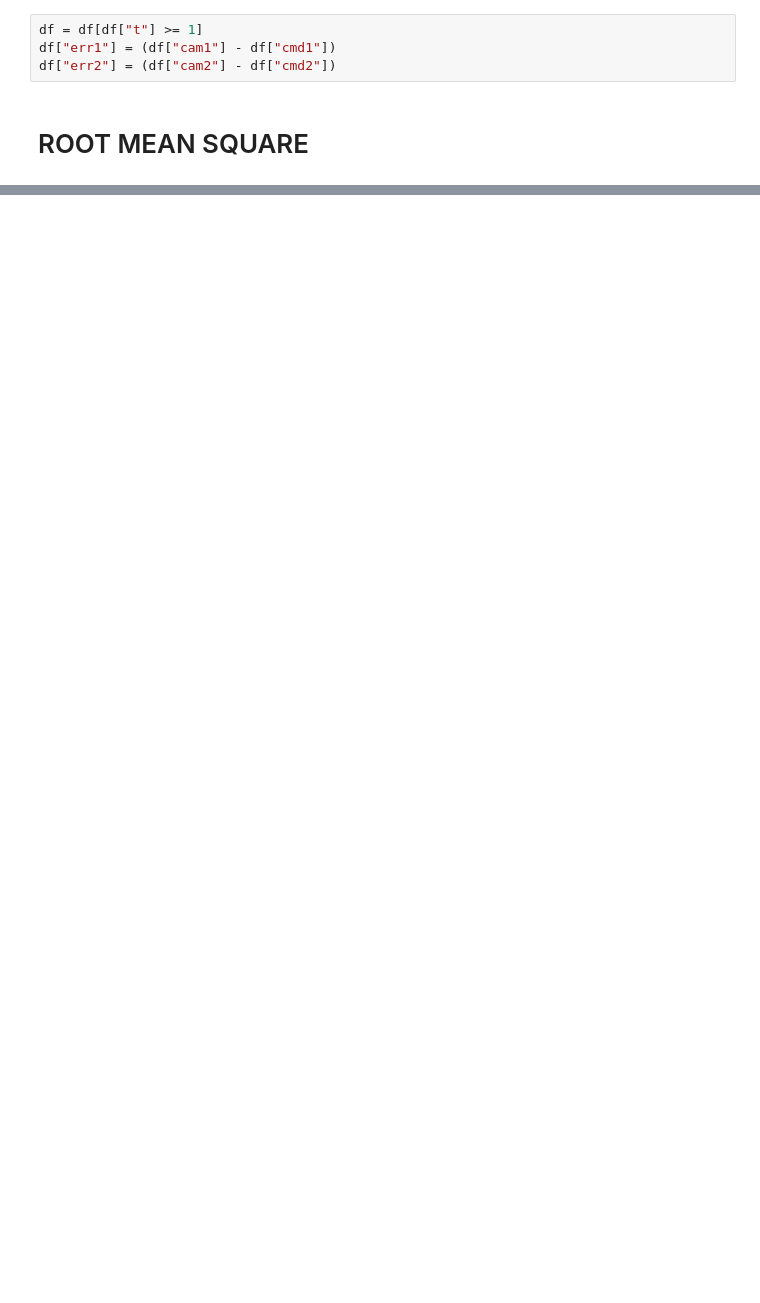
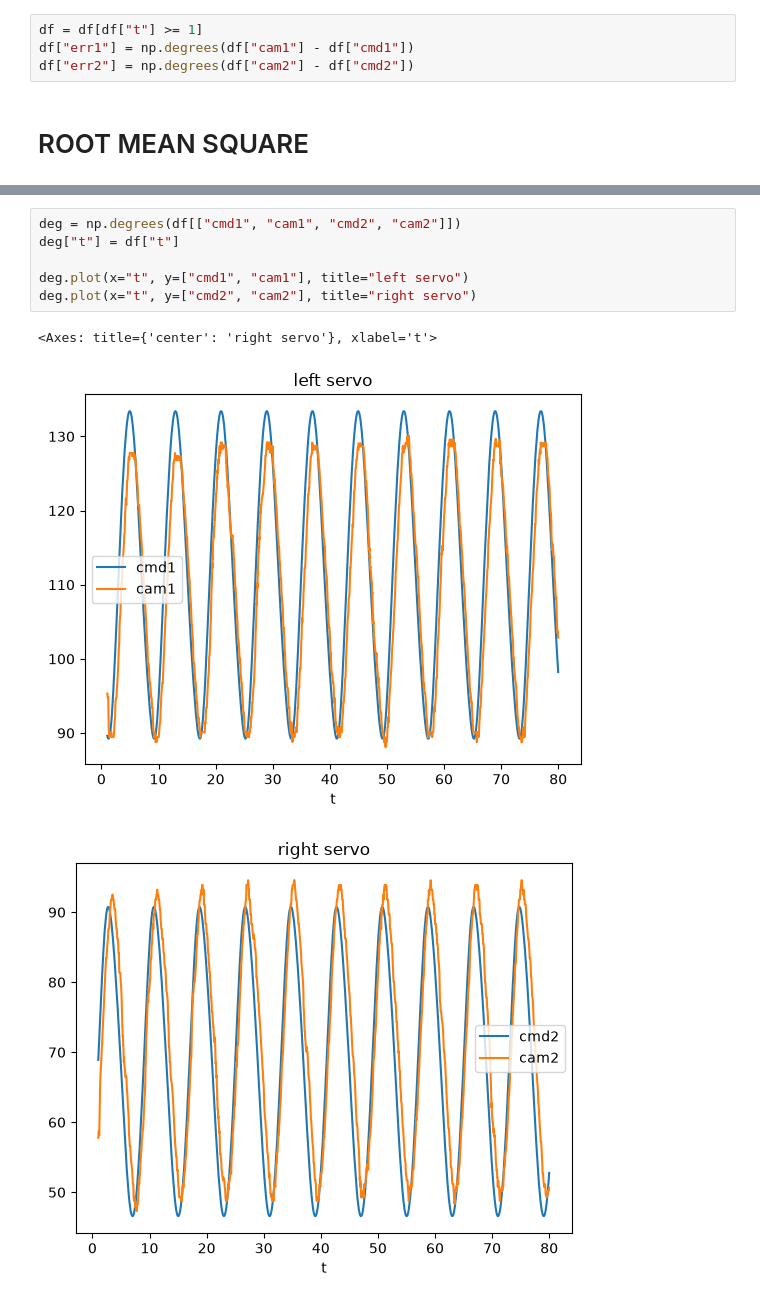
Before and after one commit to TumAro/5_bar, a Jupyter notebook: notebooks/sim2real.ipynb, the cells around one changed output, grey strips where cells are left out. Cells and saved outputs as stored; diff of their text form; blank space fills up the shorter version.

```diff
--- a/notebooks/sim2real.ipynb
+++ b/notebooks/sim2real.ipynb
@@ -32,7 +22,7 @@ df.describe()
 # %%
 df = df[df["t"] >= 1]
-df["err1"] = (df["cam1"] - df["cmd1"])
-df["err2"] = (df["cam2"] - df["cmd2"])
+df["err1"] = np.degrees(df["cam1"] - df["cmd1"])
+df["err2"] = np.degrees(df["cam2"] - df["cmd2"])
 # %% [markdown]
 # ROOT MEAN SQUARE
 # %%
@@ -40,0 +72,10 @@ mean2 = df["err2"].mean()
+# %%
+deg = np.degrees(df[["cmd1", "cam1", "cmd2", "cam2"]])
+deg["t"] = df["t"]
+
+deg.plot(x="t", y=["cmd1", "cam1"], title="left servo")
+deg.plot(x="t", y=["cmd2", "cam2"], title="right servo")
+# %% [output]
+<Axes: title={'center': 'right servo'}, xlabel='t'>
+[figure, added]
+[figure, added]
```
Also changed, not shown: parts of 11 cells of this notebook, 8 other files.
